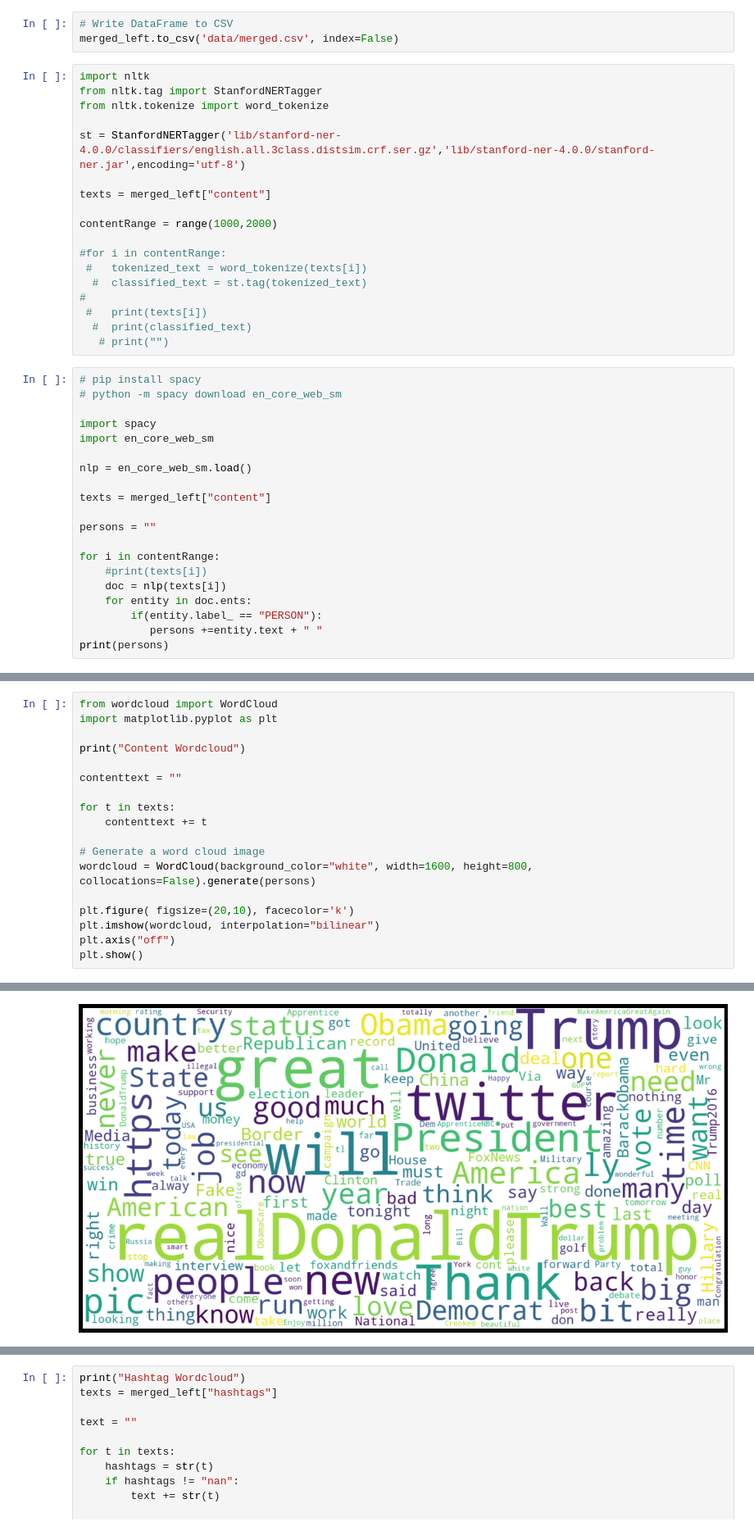
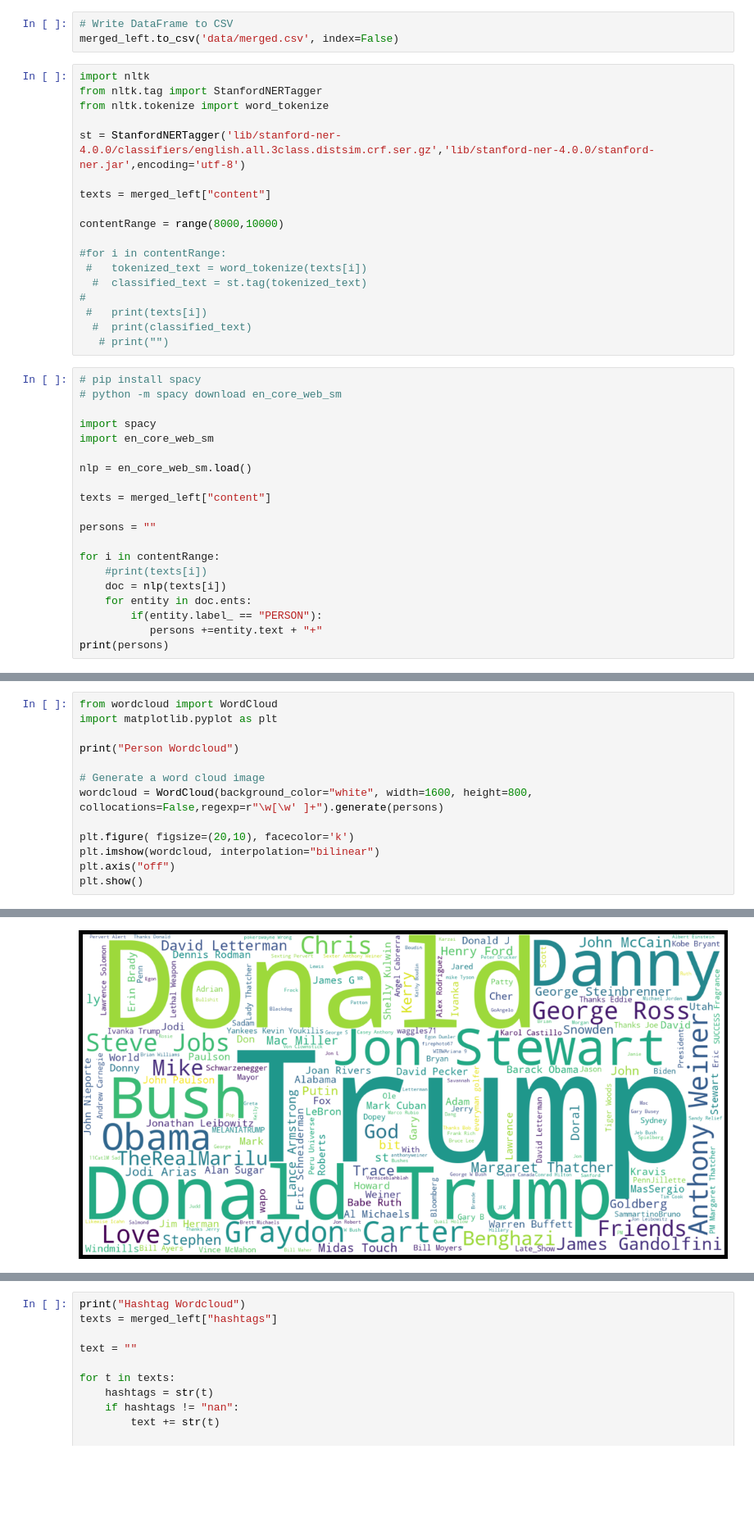
Before and after one commit to chrisspi/DataScienceTrumpTweets, a Jupyter notebook: TrumpTweets.ipynb, the cells around one changed output, grey strips where cells are left out. Shown at 82% size. Cells and saved outputs as stored; diff of their text form; blank space fills up the shorter version.

Commit message:
persons update

```diff
--- a/TrumpTweets.ipynb
+++ b/TrumpTweets.ipynb
@@ -118,7 +118,7 @@ st = StanfordNERTagger('lib/stanford-ner-4.0.0/classifiers/english.all.3class.di
 
 texts = merged_left["content"]
 
-contentRange = range(1000,2000)
+contentRange = range(8000,10000)
 
 #for i in contentRange:
  #   tokenized_text = word_tokenize(texts[i])
@@ -145,6 +145,6 @@ for i in contentRange:
     doc = nlp(texts[i])
     for entity in doc.ents:
         if(entity.label_ == "PERSON"):
-           persons +=entity.text + " "
+           persons +=entity.text + "+"
 print(persons)
 # %% [output]
@@ -153,15 +153,10 @@ Eric Forbes Jesus Joe Biden Biden Tom Faith Obamacare Biden Barney Frank Biden O
 from wordcloud import WordCloud
 import matplotlib.pyplot as plt
 
-print("Content Wordcloud")
-
-contenttext = ""
-
-for t in texts:
-    contenttext += t
+print("Person Wordcloud")
 
 # Generate a word cloud image
-wordcloud = WordCloud(background_color="white", width=1600, height=800, collocations=False).generate(persons)
+wordcloud = WordCloud(background_color="white", width=1600, height=800, collocations=False,regexp=r"\w[\w' ]+").generate(persons)
 
 plt.figure( figsize=(20,10), facecolor='k')
 plt.imshow(wordcloud, interpolation="bilinear")
@@ -172 +167 @@ Content Wordcloud
-[figure, old version]
+[figure, new version]
```
Also changed, not shown: parts of 3 cells of this notebook.
